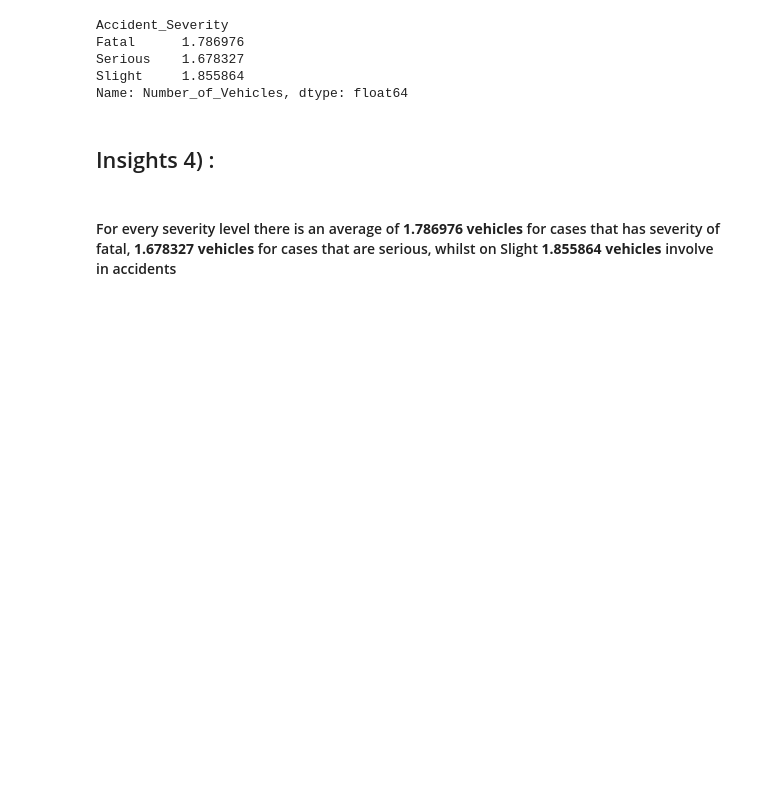
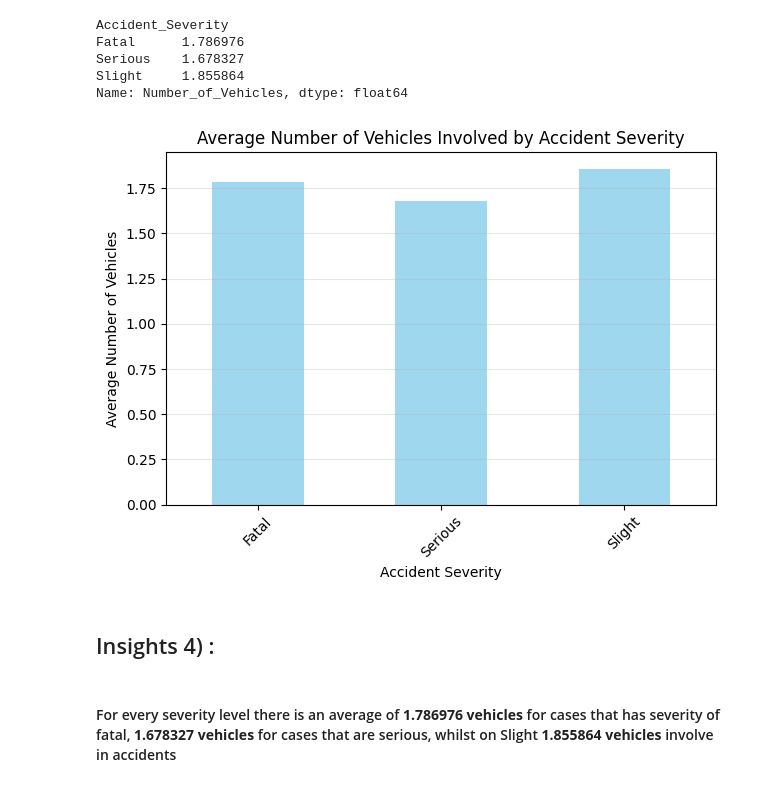
Before and after one commit to ImongMama45/ITELEC303---Act-2, a Jupyter notebook: ACTIVITY2-Copy1.ipynb, the cells around one changed output. Cells and saved outputs as stored; diff of their text form; code cells hidden in the pictures; blank space fills up the shorter version.

```diff
--- a/ACTIVITY2-Copy1.ipynb
+++ b/ACTIVITY2-Copy1.ipynb
@@ -203,6 +250,22 @@ Fatal      1.786976
 Serious    1.678327
 Slight     1.855864
 Name: Number_of_Vehicles, dtype: float64
+# %%
+
+severity_vehicles_mean = accident.groupby('Accident_Severity')['Number_of_Vehicles'].mean()
+
+severity_vehicles_mean.plot(kind='bar', color='skyblue', alpha=0.8)
+plt.title('Average Number of Vehicles Involved by Accident Severity')
+plt.xlabel('Accident Severity')
+plt.ylabel('Average Number of Vehicles')
+plt.xticks(rotation=45)
+plt.grid(axis='y', alpha=0.3)
+
+
+plt.tight_layout()
+plt.show()
+# %% [output]
+[figure, added]
 # %% [markdown]
 <h2> Insights 4) : </h2>
  <h4>   <br> For every severity level there is an average of <b>1.786976 vehicles</b> for cases that has severity of fatal, <b>1.678327 vehicles</b> for cases that are serious, whilst on Slight <b> 1.855864 vehicles</b> involve in accidents</h4>
```
Also changed, not shown: parts of 35 cells of this notebook.
